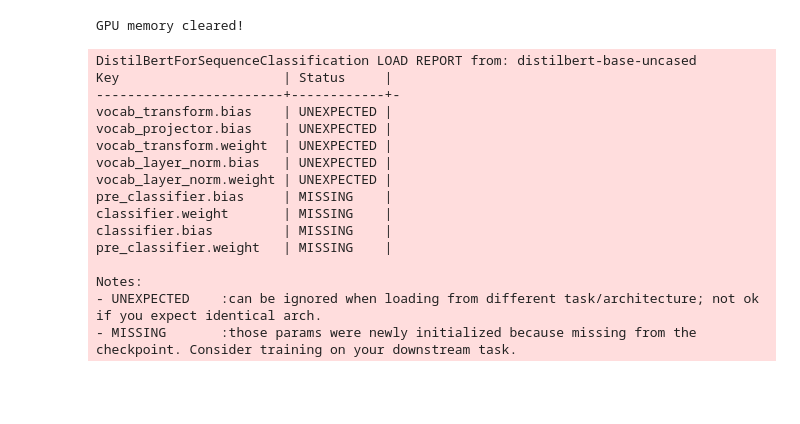
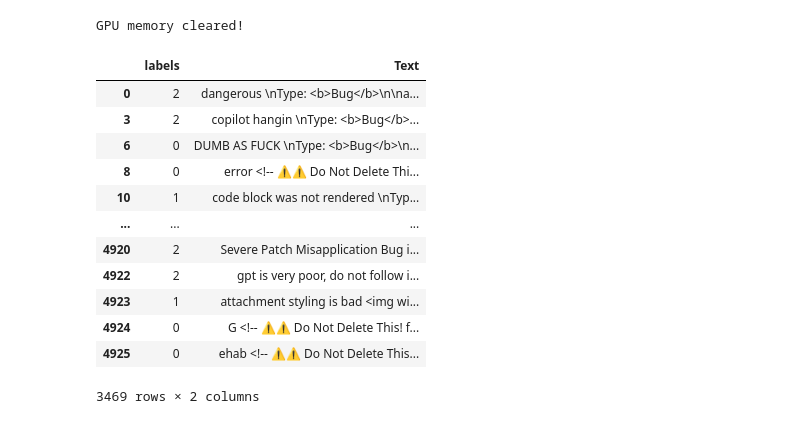
Before and after one commit to abdelwahab798/Customer-Support, a Jupyter notebook: expierment/p.ipynb, the cells around one changed output. Saved outputs shown, nothing was run; the diff lists cells and outputs as text; code cells hidden in the pictures; blank space fills up the shorter version.

```diff
--- a/expierment/p.ipynb
+++ b/expierment/p.ipynb
@@ -179,53 +181,62 @@ def clear_gpu_memory():
 clear_gpu_memory()
 # %% [output]
 GPU memory cleared!
+# %%
+df
+# %% [output]
+|  | labels | Text |
+| 0 | 2 | dangerous \nType: <b>Bug</b>\n\na... |
+| 3 | 2 | copilot hangin \nType: <b>Bug</b>... |
+| 6 | 0 | DUMB AS FUCK \nType: <b>Bug</b>\n... |
+| 8 | 0 | error <!-- ⚠️⚠️ Do Not Delete Thi... |
+| 10 | 1 | code block was not rendered \nTyp... |
+| ... | ... | ... |
+| 4920 | 2 | Severe Patch Misapplication Bug i... |
+| 4922 | 2 | gpt is very poor, do not follow i... |
+| 4923 | 1 | attachment styling is bad <img wi... |
+| 4924 | 0 | G <!-- ⚠️⚠️ Do Not Delete This! f... |
+| 4925 | 0 | ehab <!-- ⚠️⚠️ Do Not Delete This... |
+3469 rows × 2 columns
 # %%
 from datasets import Dataset
 from torch import nn
 import torch
-from transformers import DataCollatorWithPadding
-from transformers import AutoModelForSequenceClassification, TrainingArguments, Trainer
+from transformers import DataCollatorWithPadding, AutoModelForSequenceClassification, TrainingArguments, Trainer
 from sklearn.model_selection import train_test_split
-df['label'] = df['label'].astype(int)
-train_df,test_df=train_test_split(df,test_size=0.2,random_state=42,stratify=df["label"])
-train=Dataset.from_pandas(train_df)
-test=Dataset.from_pandas(test_df)
-data_collator=DataCollatorWithPadding(tokenizer=tokenizer)
+from sklearn.metrics import accuracy_score, precision_recall_fscore_support
+
+# 1. تعريف الأوزان (تأكد أن ترتيب الأوزان يطابق ترتيب الـ labels)
+class_weights = torch.tensor([4.5, 1.2, 1.0, 6.5])
+
+# 2. تقسيم البيانات (بافتراض وجود df و tokenizer مسبقاً)
+df["labels"] = df['labels'].astype(int)
+train_df, temp_df = train_test_split(df, test_size=0.2, stratify=df["labels"], random_state=42)
+val_df, test_df = train_test_split(temp_df, test_size=0.5, stratify=temp_df["labels"], random_state=42)
+
+train = Dataset.from_pandas(train_df)
+val = Dataset.from_pandas(val_df)
+test = Dataset.from_pandas(test_df)
+
 def tokenize_function(examples):
-    return tokenizer(examples["text"], truncation=True)
+    return tokenizer(examples["Text"], truncation=True, padding=False) # Padding يتم عبر الـ Collator
 
-tokenized_train=train.map(tokenize_function, batched=True)
-tokenized_test=test.map(tokenize_function, batched=True)
-data_collator=DataCollatorWithPadding(tokenizer=tokenizer)
+tokenized_train = train.map(tokenize_function, batched=True).remove_columns(["Text"])
+tokenized_val = val.map(tokenize_function, batched=True).remove_columns(["Text"])
+tokenized_test = test.map(tokenize_function, batched=True).remove_columns(["Text"])
 
+data_collator = DataCollatorWithPadding(tokenizer=tokenizer)
+
+# 3. تحسين الـ Custom Trainer
 class CustomTrainer(Trainer):
     def compute_loss(self, model, inputs, return_outputs=False, **kwargs):
         labels = inputs.get("labels")
         outputs = model(**inputs)
         logits = outputs.get("logits")
-        weights = torch.tensor([4.5, 1.2, 1,6.5], device=model.device)
+
+        # نقل الأوزان لنفس جهاز الموديل (GPU/CPU)
+        weights = class_weights.to(model.device)
         loss_fct = nn.CrossEntropyLoss(weight=weights)
+
         loss = loss_fct(logits.view(-1, self.model.config.num_labels), labels.view(-1))
         return (loss, outputs) if return_outputs else loss
-
-tokenized_train.set_format("torch", columns=["input_ids","attention_mask","label"])
-tokenized_test.set_format("torch", columns=["input_ids","attention_mask","label"])
-model=AutoModelForSequenceClassification.from_pretrained(model,num_labels=4)
-# %% [output]
-DistilBertForSequenceClassification LOAD REPORT from: distilbert-base-uncased
-Key                     | Status     |
-------------------------+------------+-
-vocab_transform.bias    | UNEXPECTED |
-vocab_projector.bias    | UNEXPECTED |
-vocab_transform.weight  | UNEXPECTED |
-vocab_layer_norm.bias   | UNEXPECTED |
-vocab_layer_norm.weight | UNEXPECTED |
-pre_classifier.bias     | MISSING    |
-classifier.weight       | MISSING    |
-classifier.bias         | MISSING    |
-pre_classifier.weight   | MISSING    |
-
-Notes:
-- UNEXPECTED    :can be ignored when loading from different task/architecture; not ok if you expect identical arch.
-- MISSING       :those params were newly initialized because missing from the checkpoint. Consider training on your downstream task.
 # %%
```
Also changed, not shown: parts of 8 cells of this notebook, 10 other files.
